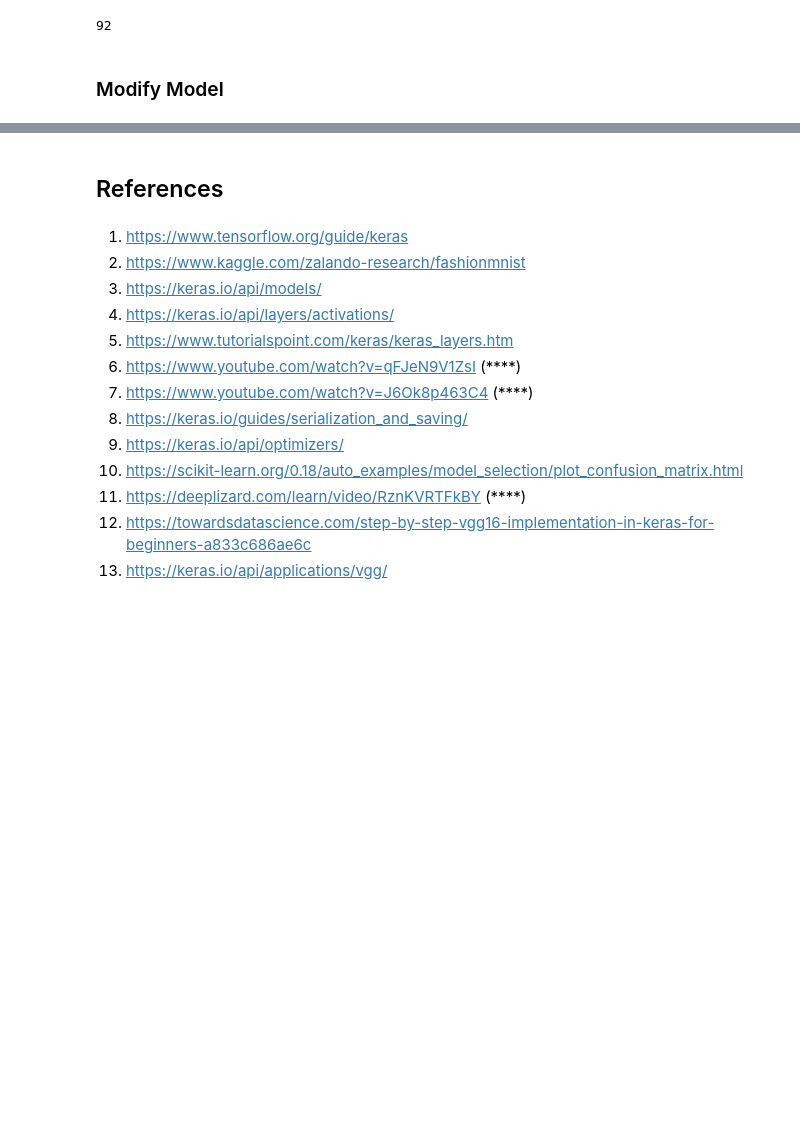
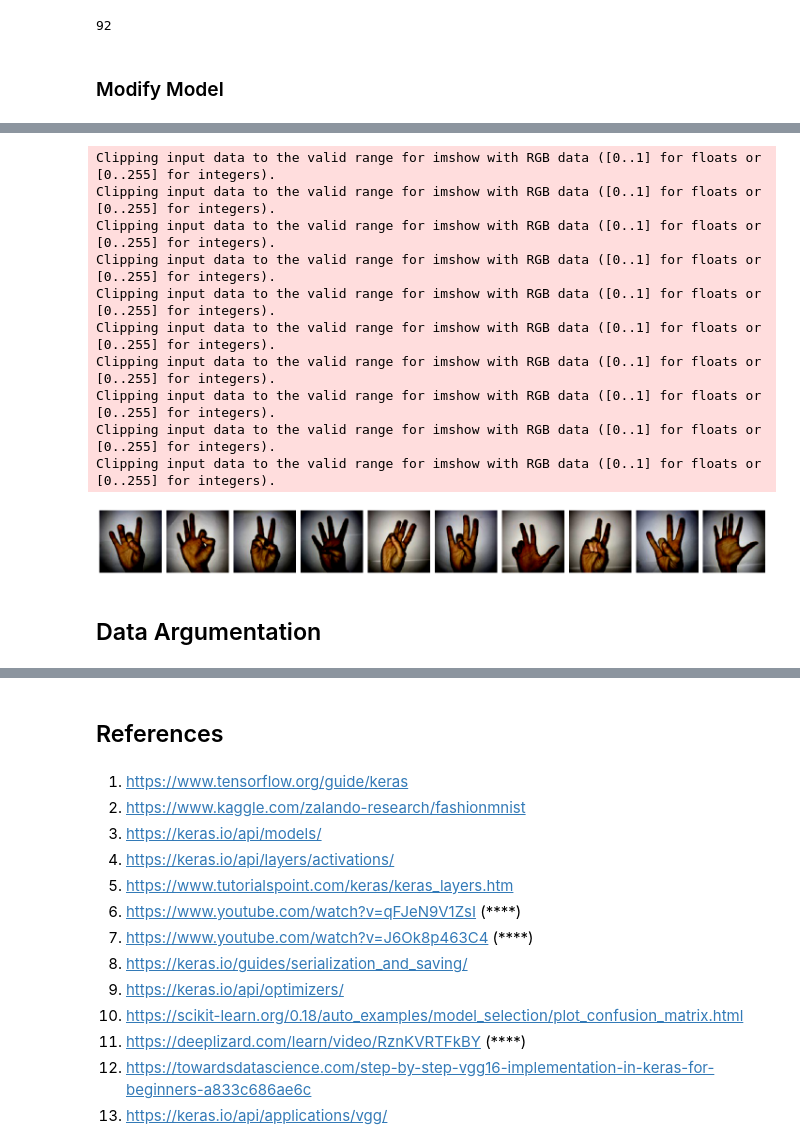
Before and after one commit to mabj/spikes, a Jupyter notebook: keras/keras_notes.ipynb, the cells around one changed output, grey strips where cells are left out. Cells and saved outputs as stored; diff of their text form; code cells hidden in the pictures; blank space fills up the shorter version.

```diff
--- a/keras/keras_notes.ipynb
+++ b/keras/keras_notes.ipynb
@@ -905,0 +937,20 @@ Epoch 30/30
+# %%
+# Image('data/sign_language/train/0/IMG_4193.JPG')
+# Grabing one single batch
+imgs, labels = next(train_batches)
+# Mobilenet filter subtracts average fromm all colours vectors
+plot(imgs)
+# %% [output]
+Clipping input data to the valid range for imshow with RGB data ([0..1] for floats or [0..255] for integers).
+Clipping input data to the valid range for imshow with RGB data ([0..1] for floats or [0..255] for integers).
+Clipping input data to the valid range for imshow with RGB data ([0..1] for floats or [0..255] for integers).
+Clipping input data to the valid range for imshow with RGB data ([0..1] for floats or [0..255] for integers).
+Clipping input data to the valid range for imshow with RGB data ([0..1] for floats or [0..255] for integers).
+Clipping input data to the valid range for imshow with RGB data ([0..1] for floats or [0..255] for integers).
+Clipping input data to the valid range for imshow with RGB data ([0..1] for floats or [0..255] for integers).
+Clipping input data to the valid range for imshow with RGB data ([0..1] for floats or [0..255] for integers).
+Clipping input data to the valid range for imshow with RGB data ([0..1] for floats or [0..255] for integers).
+Clipping input data to the valid range for imshow with RGB data ([0..1] for floats or [0..255] for integers).
+[figure, added]
+# %% [markdown]
+## Data Argumentation
```
Also changed, not shown: parts of 39 cells of this notebook, 3 other files.
